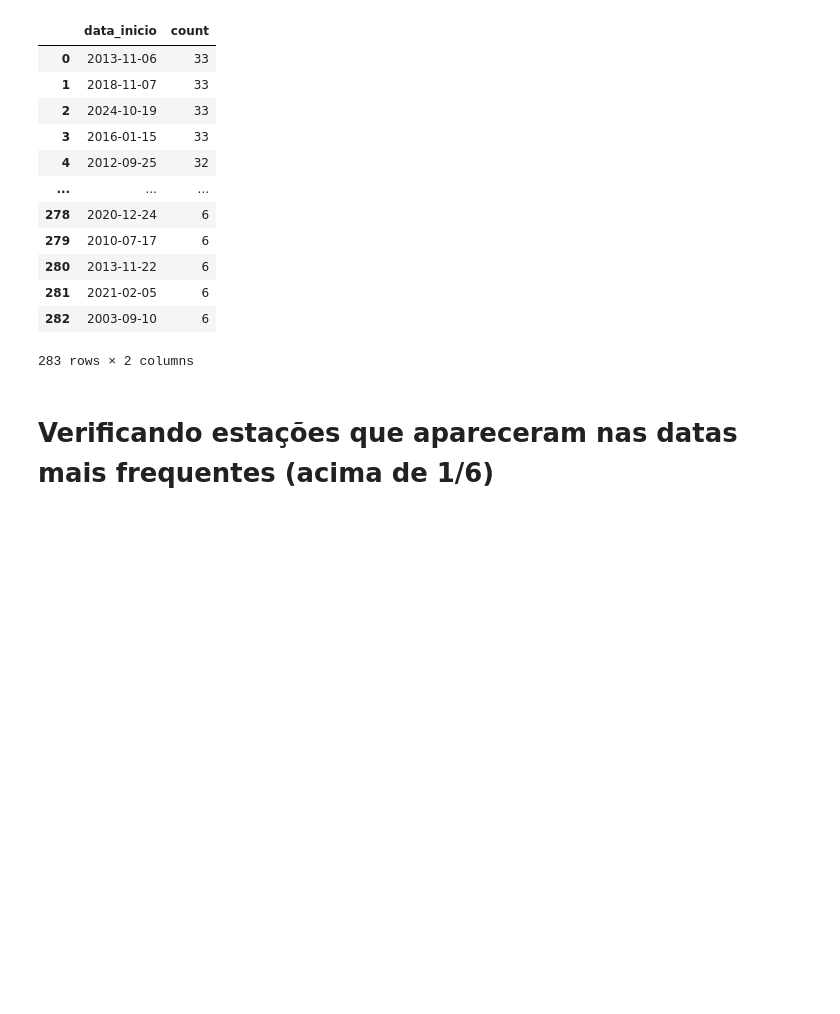
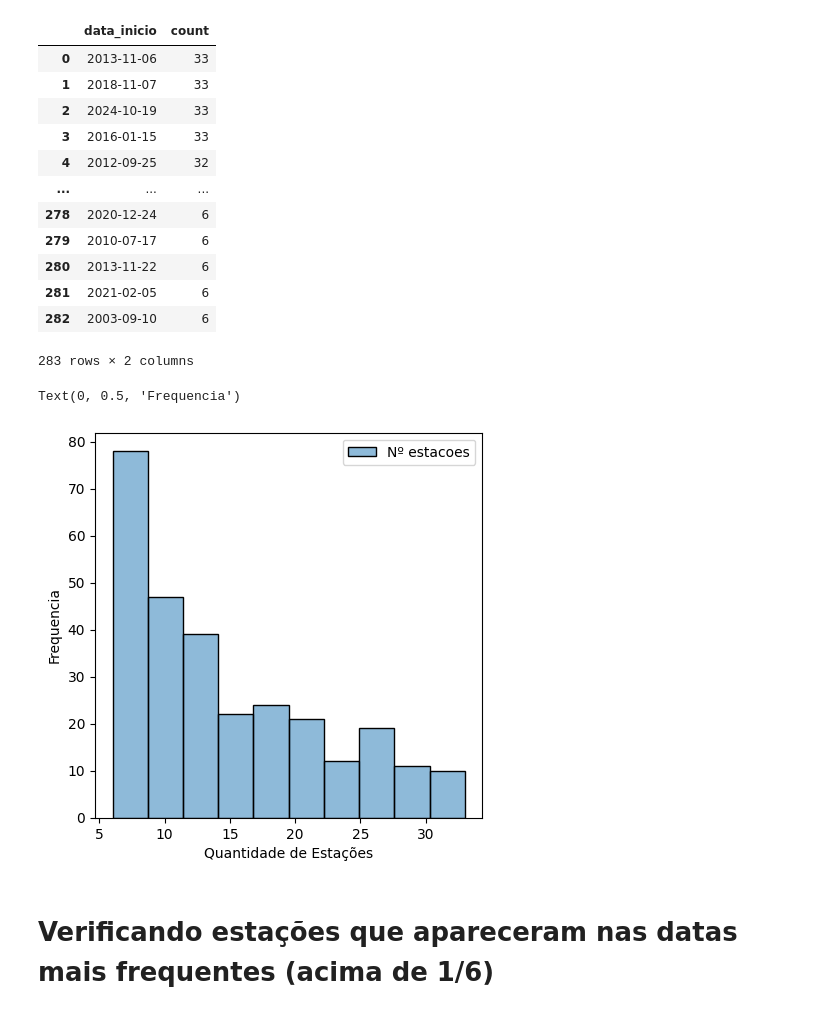
Before and after one commit to eduviana1/TEEP_Chuva_Horaria, a Jupyter notebook: (Edu)_TEEP_chuva_horaria.ipynb, the cells around one changed output. Cells and saved outputs as stored; diff of their text form; code cells hidden in the pictures; blank space fills up the shorter version.

```diff
--- a/(Edu)_TEEP_chuva_horaria.ipynb
+++ b/(Edu)_TEEP_chuva_horaria.ipynb
@@ -214,6 +231,17 @@ df_contagem_eventos_simultaneos
 | 281 | 2021-02-05 | 6 |
 | 282 | 2003-09-10 | 6 |
 283 rows × 2 columns
+# %%
+fig, ax = plt.subplots(1,1, figsize = (5,5))
+sns.histplot(
+    (df_contagem_eventos_simultaneos.drop(columns = ['data_inicio'])
+    .rename(columns = {'count' : 'Nº estacoes'}))
+    , ax = ax, bins = 10)
+ax.set_xlabel('Quantidade de Estações')
+ax.set_ylabel('Frequencia')
+# %% [output]
+Text(0, 0.5, 'Frequencia')
+[figure, added]
 # %% [markdown]
 # Verificando estações que apareceram nas datas mais frequentes (acima de 1/6)
 # %%
```
Also changed, not shown: parts of 6 cells of this notebook.
